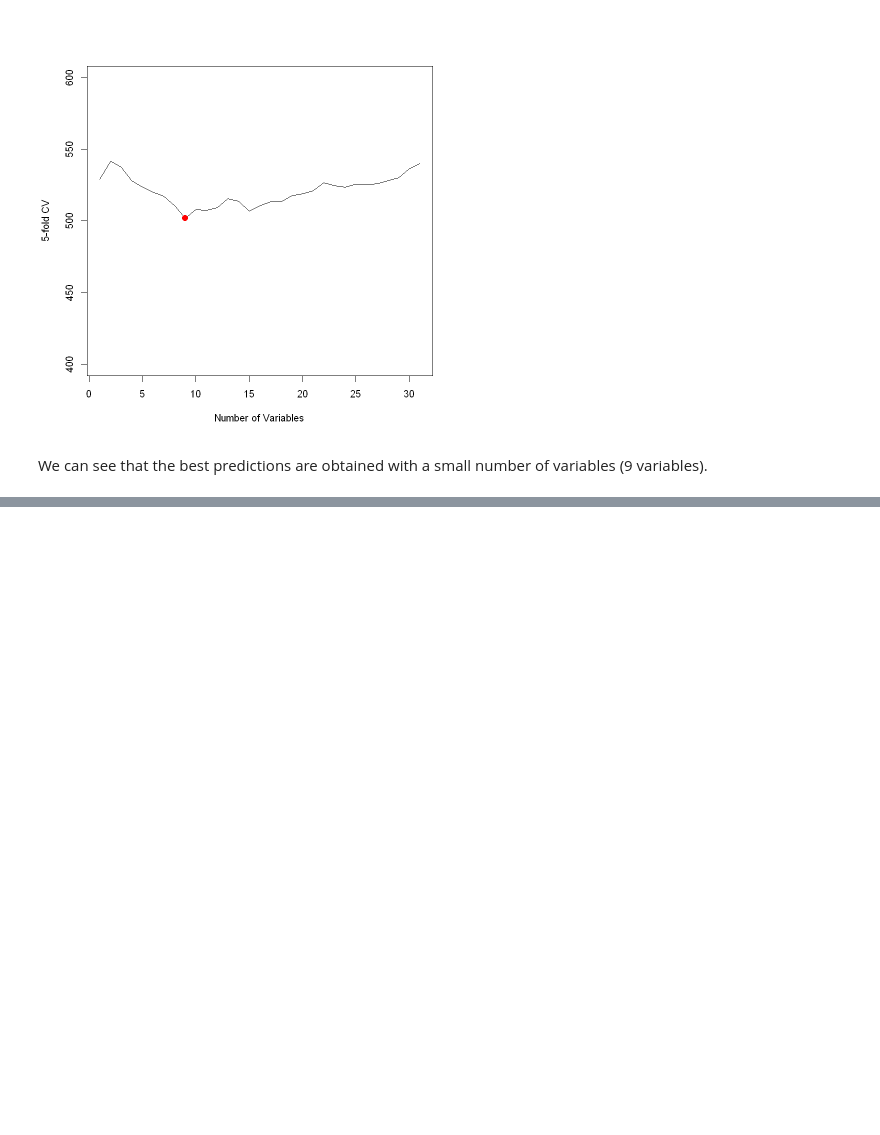
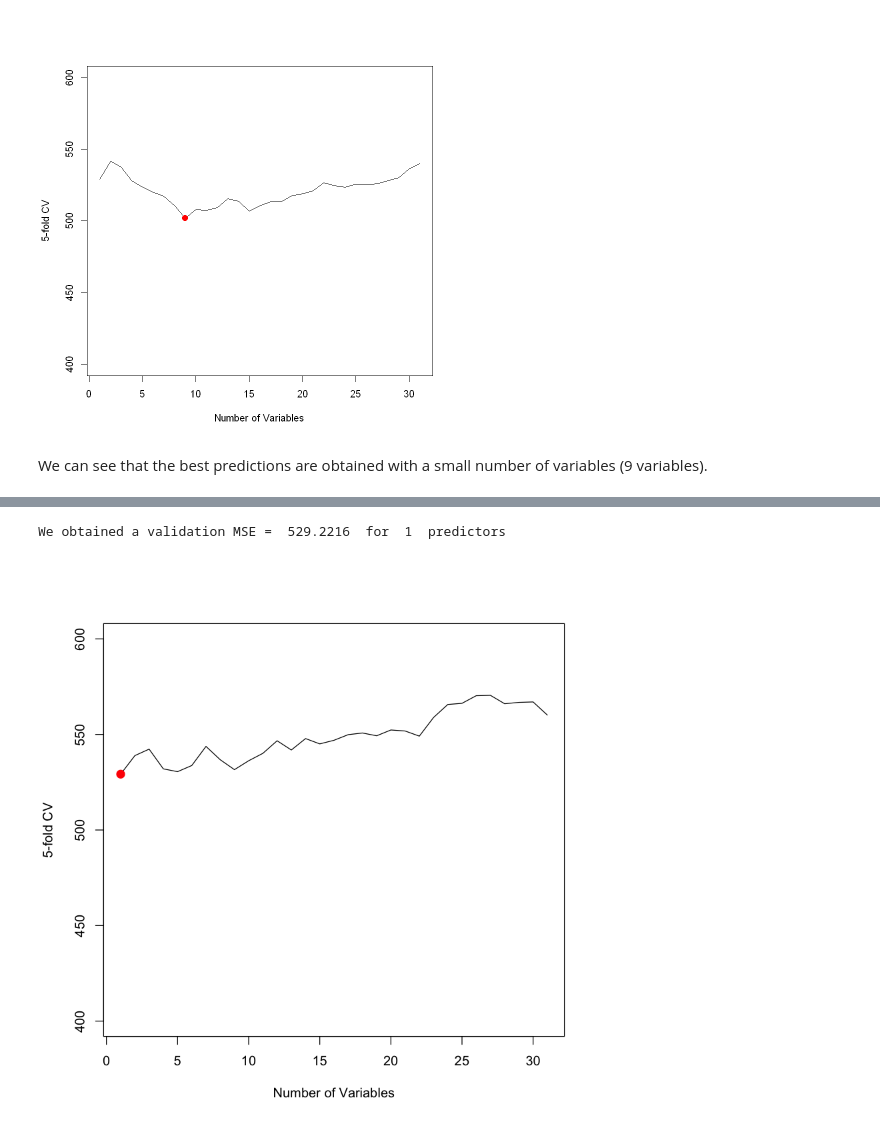
Before and after one commit to BenoitDelec/BIO-322--Predicting-odour-pleasantness-using-ML, a Jupyter notebook: src/Linear_Methods.ipynb, the cells around one changed output, grey strips where cells are left out. Drawn from its saved outputs; the diff is of its cells as text; code cells hidden in the pictures; blank space fills up the shorter version.

```diff
--- a/src/Linear_Methods.ipynb
+++ b/src/Linear_Methods.ipynb
@@ -194,0 +328,20 @@ We can see that the best predictions are obtained with a small number of variabl
+# %%
+seeds = seq(100,150,1)
+
+mean.cv.errors.min = c()
+number.predictors = c()
+
+for (i in seeds) {
+    set.seed(i)
+    #split the training data in a training set and a validation set for correlated data
+    corr.data <- corr.x
+    corr.data$VALENCE.PLEASANTNESS <- y
+    validation.data <- vfold_cv(corr.data, v = 5)
+
+    cv.errors.corr <- sapply(validation.data$splits, fit_and_evaluate)
+    mean.cv.errors.corr <- rowMeans(cv.errors.corr)
+
+    cv.min <- which.min(mean.cv.errors.corr)
+    mean.cv.errors.min = rbind(mean.cv.errors.min, mean.cv.errors.corr[cv.min])
+    number.predictors = rbind(number.predictors, which.min(mean.cv.errors.corr))
+}
@@ -194,0 +380,11 @@ We can see that the best predictions are obtained with a small number of variabl
+# %%
+#plot the obtained data
+plot(mean.cv.errors, type = "l", ylim = c(400, 600), xlab = "Number of Variables", ylab = "5-fold CV")
+cv.min <- which.min(mean.cv.errors)
+points(cv.min, mean.cv.errors[cv.min], col = "red", cex = 2, pch = 20)
+abline(sd(corr.data$VALENCE.PLEASANTNESS), 0, lty = "dashed")
+
+cat("We obtained a validation MSE = ",mean.cv.errors[cv.min], " for ", which.min(mean.cv.errors), " predictors")
+# %% [output]
+We obtained a validation MSE =  529.2216  for  1  predictors
+[figure, added]
```
Also changed, not shown: parts of 30 cells of this notebook, 3 other files.
